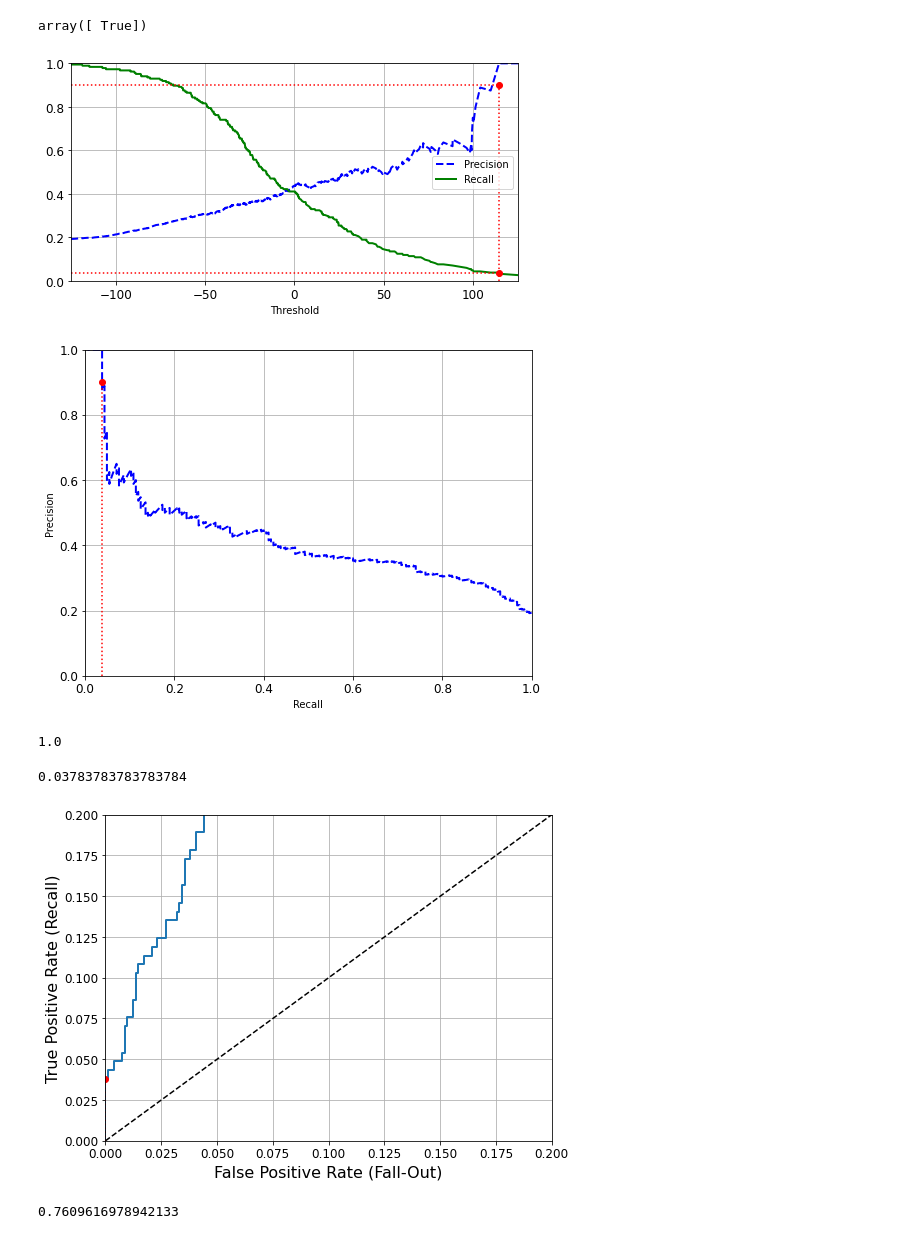
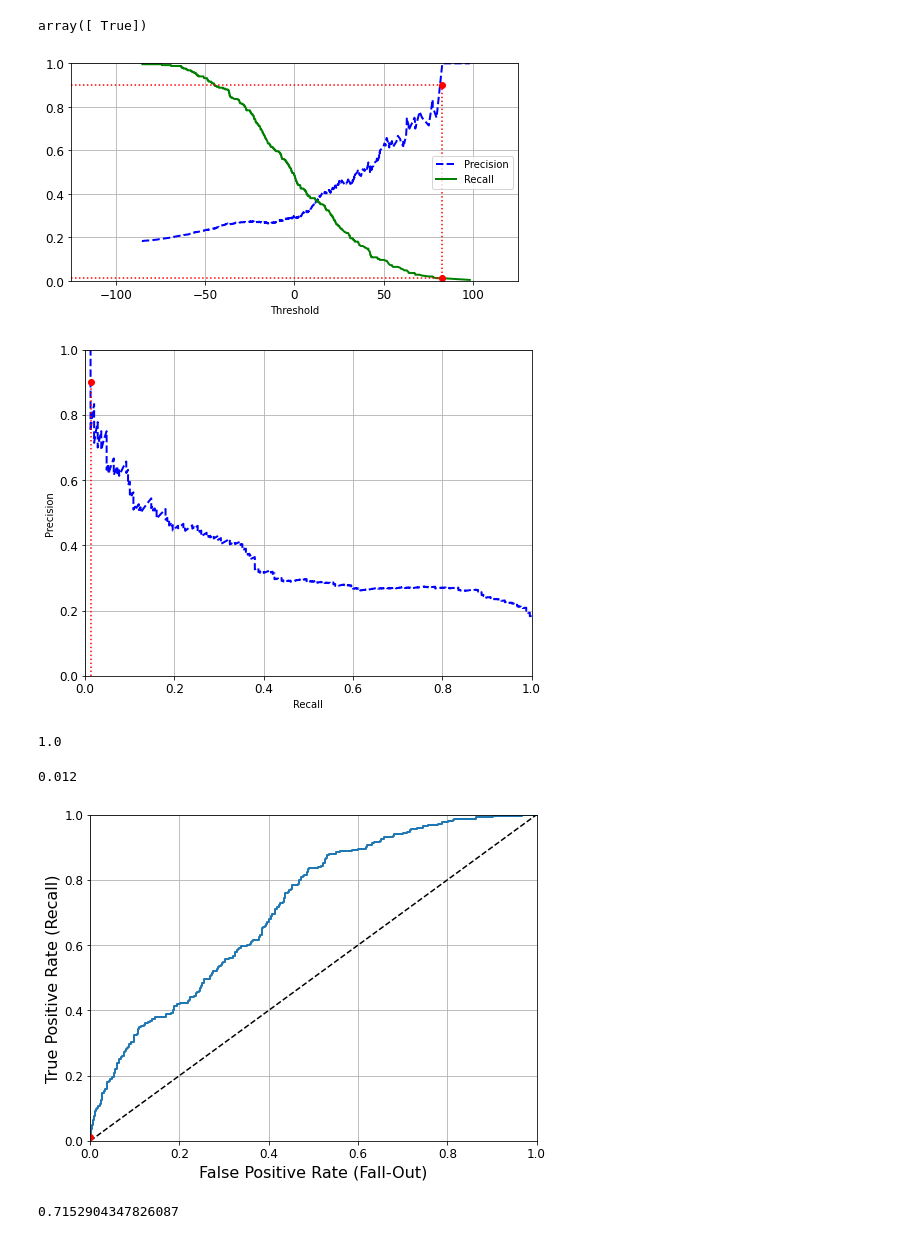
Before and after one commit to nana-hyun/AI_experience_lab, a Jupyter notebook: adni-fs classificaiton.ipynb, the cells around one changed output. Cells and saved outputs as stored; diff of their text form; code cells hidden in the pictures.

```diff
--- a/adni-fs classificaiton.ipynb
+++ b/adni-fs classificaiton.ipynb
@@ -73,7 +91,7 @@ model.fit(X, y_idx)
 # %% [output]
 LinearRegression()
 # %%
-X_train, X_test, y_train, y_test = X[:1000], X[1000:],y_idx[:1000],y_idx[1000:]
+X_train, X_test, y_train, y_test = X[:1400], X[1400:],y_idx[:1400],y_idx[1400:]
 # %%
 y_train_AD = (y_train == 1)
 y_test_AD = (y_test == 1)
@@ -83,6 +101,6 @@ y_train_CN = (y_train == 3)
 y_test_CN = (y_test == 3)
 # %%
 from sklearn.linear_model import SGDClassifier
-sgd_clf_AD = SGDClassifier(max_iter=2000,tol=1e-3,random_state=68)
+sgd_clf_AD = SGDClassifier(max_iter=1000000,tol=1e-3,random_state=100)
 sgd_clf_AD.fit(X_train,y_train_AD)
 # %% [output]
@@ -249,7 +255,7 @@ plt.plot([threshold_90_precision_AD], [0.9], "ro")
 plt.plot([threshold_90_precision_AD], [recall_90_precision_AD], "ro")                             # Not shown
 plt.show()
 # %% [output]
-[figure, old version]
+[figure, new version]
 # %%
 def plot_recall_vs_precisons(precisions, recalls):
     plt.plot(recalls[:-1], precisions[:-1], "b--", linewidth=2)
@@ -267,7 +273,7 @@ plt.plot([recall_90_precision_AD, recall_90_precision_AD], [0., 0.9], "r:")
 plt.plot([recall_90_precision_AD], [0.9], "ro")
 plt.show()
 # %% [output]
-[figure, old version]
+[figure, new version]
 # %%
 threshold_90_precision = thresholds_AD[np.argmax(precisions_AD >= 0.90)]
 # %%
@@ -279,7 +285,7 @@ precision_score(y_train_AD, y_train_pred_90)
 # %%
 recall_score(y_train_AD, y_train_pred_90) #그냥 전체 다 AD라고 예측,,,,,,,,? ㅜ..
 # %% [output]
-0.03783783783783784
+0.012
 # %%
 # ROC Curve
 
@@ -289,28 +295,28 @@ fpr_AD, tpr_AD, thresholds_AD = roc_curve(y_train_AD, y_scores_AD)
 # %%
 def plot_roc_curve(fpr, tpr, label=None):
     plt.plot(fpr, tpr, linewidth=2, label=label)
     plt.plot([0, 1], [0, 1], 'k--') # dashed diagonal
-    plt.axis([0, 0.2, 0, 0.2])                                    # Not shown in the book
+    plt.axis([0, 1, 0, 1])                                    # Not shown in the book
     plt.xlabel('False Positive Rate (Fall-Out)', fontsize=16) # Not shown
     plt.ylabel('True Positive Rate (Recall)', fontsize=16)    # Not shown
     plt.grid(True)                                            # Not shown
 
 plt.figure(figsize=(8, 6))                         # Not shown
 plot_roc_curve(fpr_AD, tpr_AD)
 fpr_90 = fpr_AD[np.argmax(tpr_AD >= recall_90_precision_AD)]
 plt.plot([fpr_90, fpr_90], [ 0. , recall_90_precision_AD], "r:")
 plt.plot([0.0, fpr_90], [recall_90_precision_AD, recall_90_precision_AD], "r:")
 plt.plot([fpr_90], [recall_90_precision_AD], "ro")
 plt.show()
 # %% [output]
-[figure, old version]
+[figure, new version]
 # %%
 # Area Under Curve (AUC) : compare classifiers
 
 from sklearn.metrics import roc_auc_score
 roc_auc_score(y_train_AD, y_scores_AD)
 # %% [output]
-0.7609616978942133
+0.7152904347826087
 # %%
 # RandomForestClassifier
 
```
Also changed, not shown: parts of 42 cells of this notebook.
